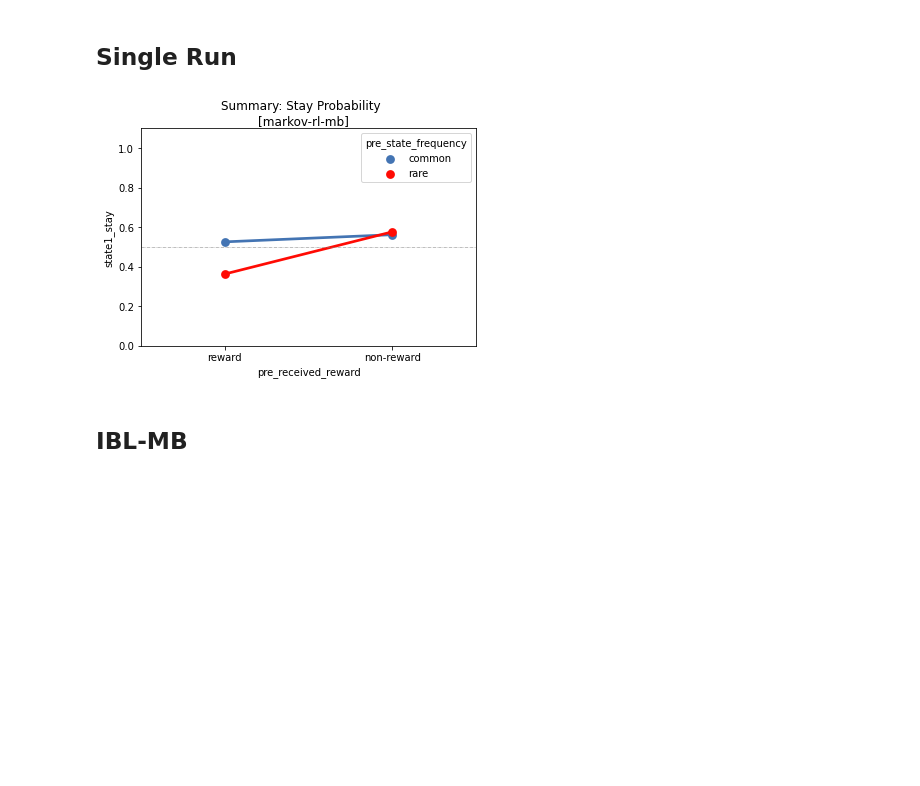
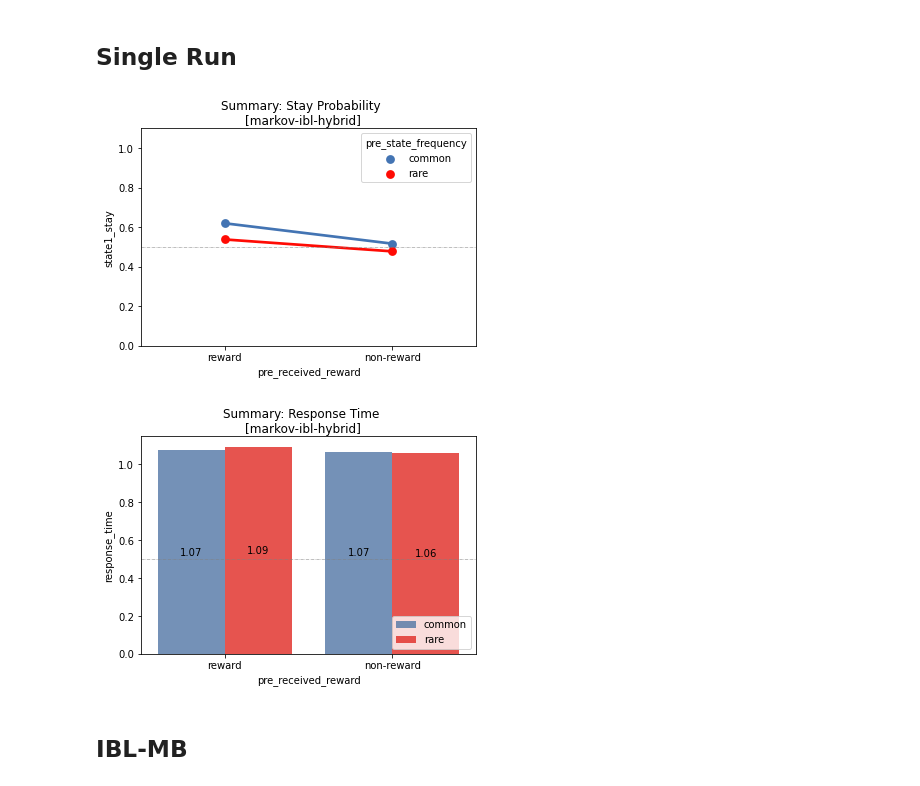
Before and after one commit to yangyuxue2333/ACTR-MarkovTask, a Jupyter notebook: analysis/test_pyactup.ipynb, the cells around one changed output. Drawn from its saved outputs; the diff is of its cells as text; code cells hidden in the pictures; blank space fills up the shorter version.

Commit message:
major update: retrieval time

```diff
--- a/analysis/test_pyactup.ipynb
+++ b/analysis/test_pyactup.ipynb
@@ -26,17 +26,19 @@ Could not start ACT-R connection.
 ## Single Run
 # %%
 # model_name='markov-rl-hybrid'
-model_name='markov-rl-mb'
+model_name='markov-ibl-hybrid'
 r1, r0 = 1, 0
 params = {'REWARD': {'B1': (r1, r0), 'B2': (r1, r0), 'C1': (r1, r0), 'C2': (r1, r0)}}
 
 
 m = MarkovIBL(verbose=0, model=model_name)
-m.update_parameters(**params, beta_mf=5, beta_mb=0)
+m.update_parameters(**params, fixed_cost=.2)
 m.run_experiment(n=200)
 Plot.plot_response_switch(m.calculate_stay_probability(), model_name=model_name, dep_var_suffix="", barplot=False)
+Plot.plot_response_time(m.calculate_stay_probability(), model_name=model_name, dep_var_suffix="")
 # %% [output]
-[figure, old version]
+[figure, new version]
+[figure, added]
 # %%
 # pprint.pprint(m.memory) #dm
 # %%
```
Also changed, not shown: 5 other files.
